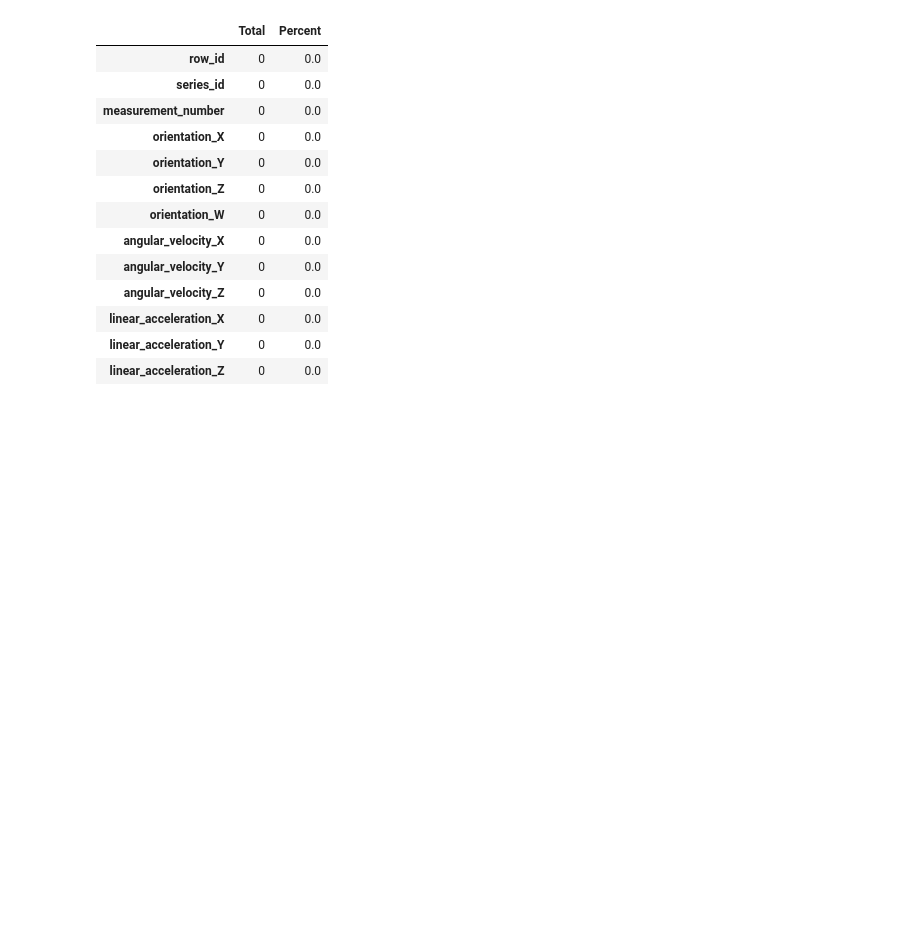
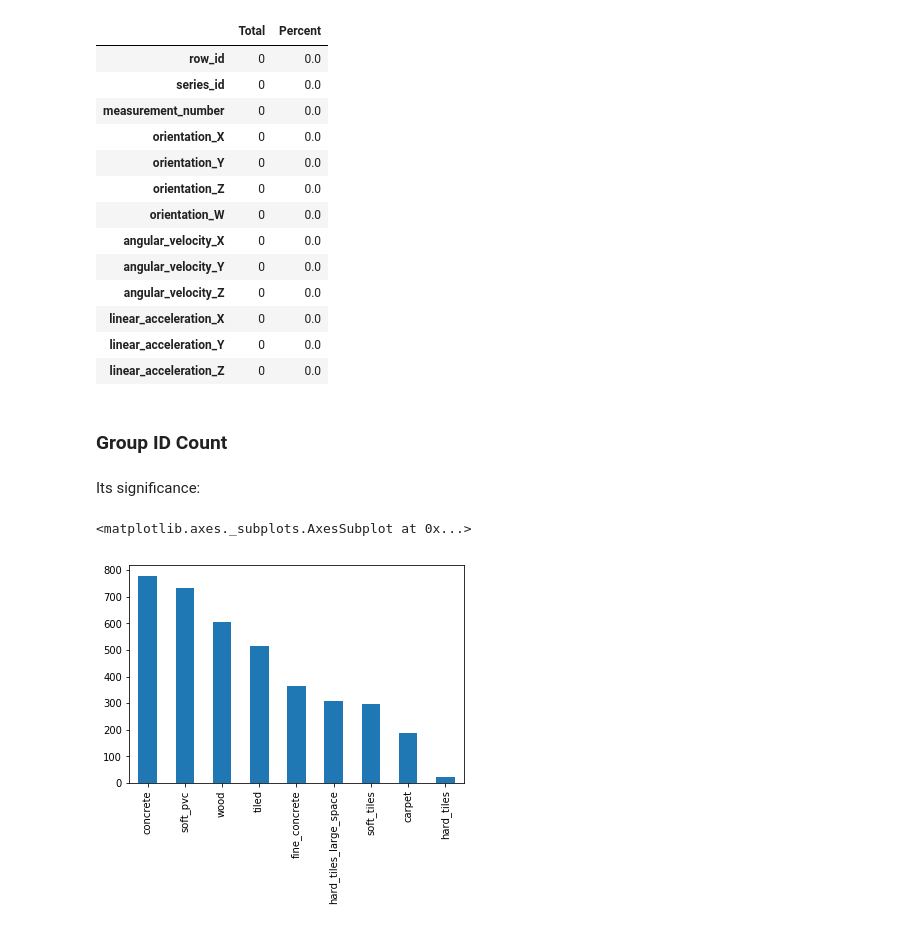
Before and after one commit to akansh12/Help_Robots_help_humanity, a Jupyter notebook: EDA.ipynb, the cells around one changed output. Saved outputs shown, nothing was run; the diff lists cells and outputs as text; code cells hidden in the pictures; blank space fills up the shorter version.

```diff
--- a/EDA.ipynb
+++ b/EDA.ipynb
@@ -146,3 +146,12 @@ Missing Data at Testing
 | linear_acceleration_X | 0 | 0.0 |
 | linear_acceleration_Y | 0 | 0.0 |
 | linear_acceleration_Z | 0 | 0.0 |
+# %% [markdown]
+### Group ID Count
+# %% [markdown]
+Its significance:
+# %%
+y_train.surface.value_counts().plot(kind='bar')
+# %% [output]
+<matplotlib.axes._subplots.AxesSubplot at 0x...>
+[figure, added]
```
Also changed, not shown: parts of 9 cells of this notebook, 2 other files.
